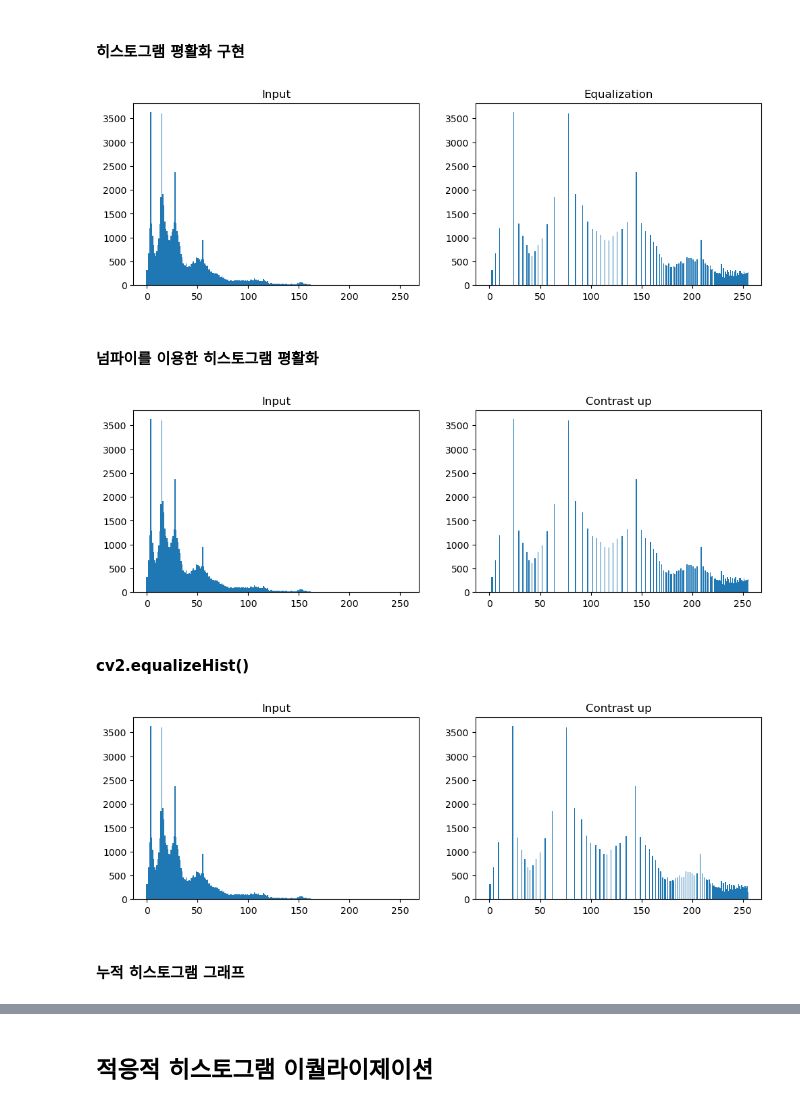
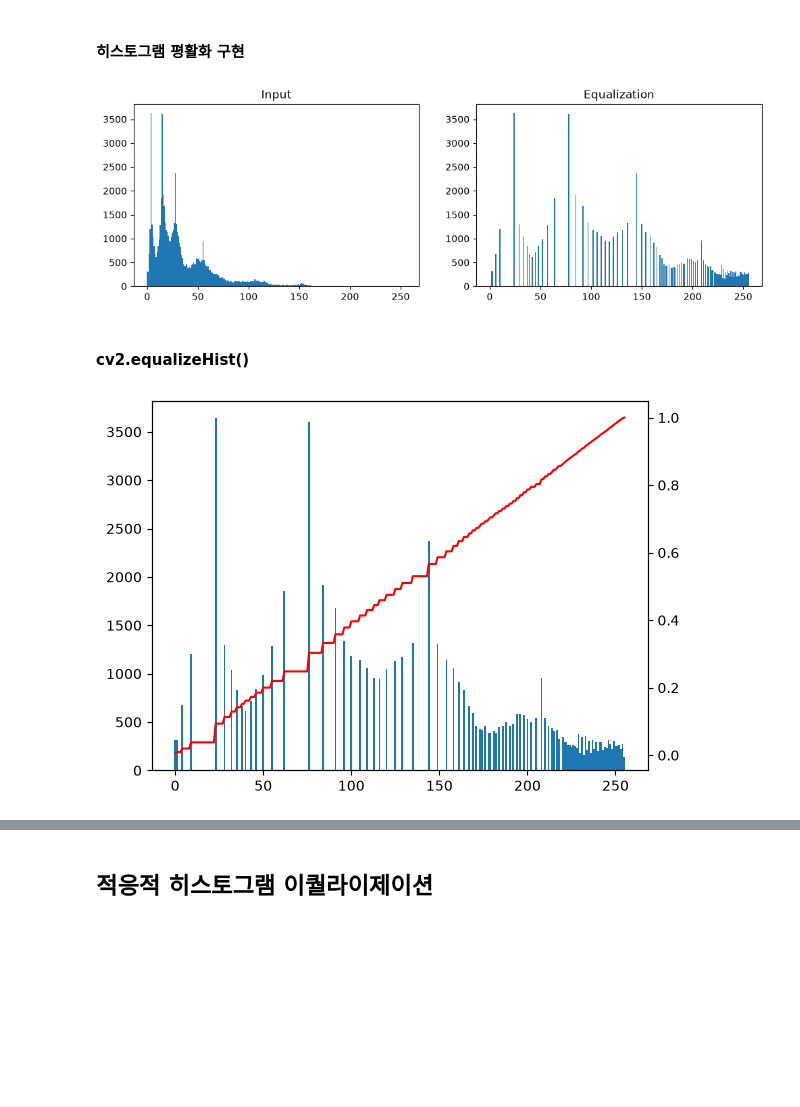
Before and after one commit to hjk7902/opencv, a Jupyter notebook: OpenCV-Book-src - 5장. 화질 개선.ipynb, the cells around one changed output, grey strips where cells are left out. Drawn from its saved outputs; the diff is of its cells as text; code cells hidden in the pictures; blank space fills up the shorter version.

```diff
--- a/OpenCV-Book-src - 5장. 화질 개선.ipynb
+++ b/OpenCV-Book-src - 5장. 화질 개선.ipynb
@@ -437,19 +462,29 @@ cv2.destroyAllWindows()
 # %%
+import cv2
 import matplotlib.pyplot as plt
-import cv2
 
 img = cv2.imread("images/couple256.jpg", cv2.IMREAD_GRAYSCALE)
+histogram = cv2.calcHist(
+    images=[img], channels=[0], mask=None,
+    histSize=[256], ranges=[0, 256]
+)
+plt.figure(figsize=(12, 3.5))
+plt.subplot(121)
+plt.bar(x=range(256), height=histogram, width=1)
+plt.title("Input")
+
 img2 = equalization(img)
-
-plt.figure(figsize=(12,3.5))
-plt.subplot(121)
-plt.bar(x=range(256), height=histogram(img), width=1)
-plt.title("Input")
+histogram2 = cv2.calcHist(
+    images=[img2], channels=[0], mask=None,
+    histSize=[256], ranges=[0, 256]
+)
 plt.subplot(122)
-plt.bar(x=range(256), height=histogram(img2), width=1)
+plt.bar(x=range(256), height=histogram2, width=1)
 plt.title("Equalization")
 plt.show()
+
+cv2.imshow("Image", np.c_[img, img2])
+cv2.waitKey()
+cv2.destroyAllWindows()
 # %% [output]
-[figure, old version]
+[figure, new version]
-# %% [markdown]
-#### 넘파이를 이용한 히스토그램 평활화
@@ -481,20 +491,3 @@ cv2.destroyAllWindows()
-# %%
-import matplotlib.pyplot as plt
-import cv2
-
-img = cv2.imread("images/couple256.jpg", cv2.IMREAD_GRAYSCALE)
-img2 = equalization(img)
-
-plt.figure(figsize=(12,3.5))
-plt.subplot(121)
-plt.bar(x=range(256), height=histogram(img), width=1)
-plt.title("Input")
-plt.subplot(122)
-plt.bar(x=range(256), height=histogram(img2), width=1)
-plt.title("Contrast up")
-plt.show()
-# %% [output]
-[figure, removed]
 # %% [markdown]
 #### cv2.equalizeHist()
 # %%
@@ -507,21 +500,21 @@ cv2.imshow("Image", np.c_[img, img2])
 cv2.waitKey()
 cv2.destroyAllWindows()
 # %%
+import numpy as np
+import cv2
 import matplotlib.pyplot as plt
-import cv2
 
 img = cv2.imread("images/couple256.jpg", cv2.IMREAD_GRAYSCALE)
 img2 = cv2.equalizeHist(img)
-
-plt.figure(figsize=(12,3.5))
-plt.subplot(121)
-plt.bar(x=range(256), height=histogram(img), width=1)
-plt.title("Input")
-plt.subplot(122)
-plt.bar(x=range(256), height=histogram(img2), width=1)
-plt.title("Contrast up")
+histogram = cv2.calcHist(
+    images=[img2], channels=[0], mask=None,
+    histSize=[256], ranges=[0, 256]
+)
+cumsum_hist = np.cumsum(histogram)
+sum_hist = np.sum(histogram)
+plt.bar(range(256), histogram, width=1)
+ax = plt.twinx()
+ax.plot(range(256), cumsum_hist/sum_hist, 'r')
 plt.show()
 # %% [output]
-[figure, old version]
+[figure, new version]
-# %% [markdown]
-#### 누적 히스토그램 그래프
```
Also changed, not shown: parts of 76 cells of this notebook, 6 other files.
